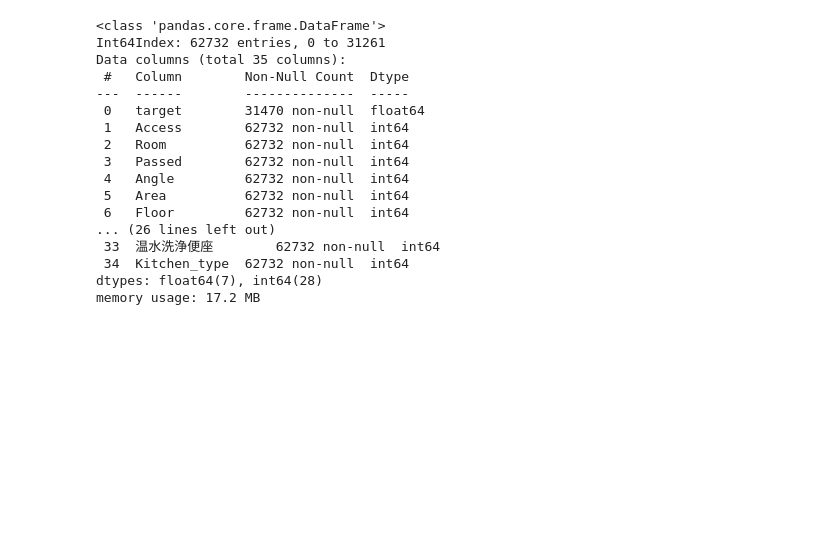
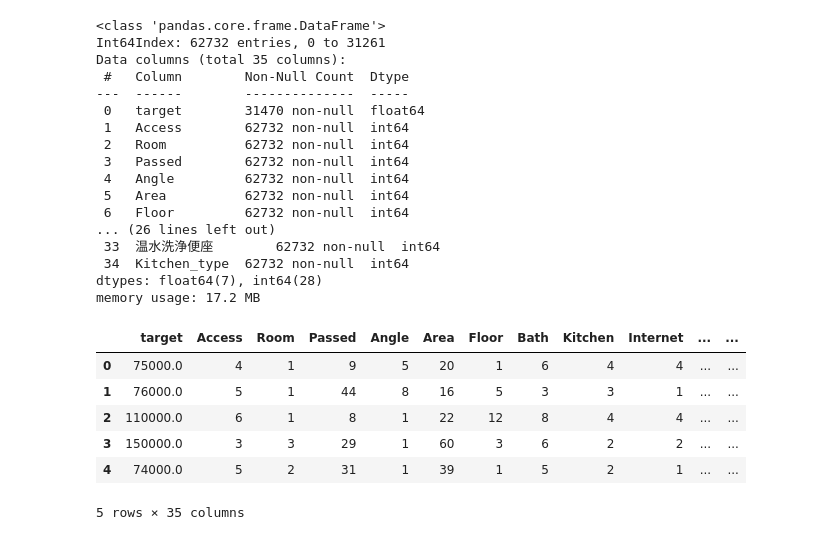
Before and after one commit to seita07/portfolio, a Jupyter notebook: feature/creat.ipynb, the cells around one changed output. Saved outputs shown, nothing was run; the diff lists cells and outputs as text; code cells hidden in the pictures; blank space fills up the shorter version.

```diff
--- a/feature/creat.ipynb
+++ b/feature/creat.ipynb
@@ -853,3 +852,13 @@ Data columns (total 35 columns):
  34  Kitchen_type  62732 non-null  int64
 dtypes: float64(7), int64(28)
 memory usage: 17.2 MB
+# %%
+data.head()
+# %% [output]
+|  | target | Access | Room | Passed | Angle | Area | Floor | Bath | Kitchen | Internet | ... | ... |
+| 0 | 75000.0 | 4 | 1 | 9 | 5 | 20 | 1 | 6 | 4 | 4 | ... | ... |
+| 1 | 76000.0 | 5 | 1 | 44 | 8 | 16 | 5 | 3 | 3 | 1 | ... | ... |
+| 2 | 110000.0 | 6 | 1 | 8 | 1 | 22 | 12 | 8 | 4 | 4 | ... | ... |
+| 3 | 150000.0 | 3 | 3 | 29 | 1 | 60 | 3 | 6 | 2 | 2 | ... | ... |
+| 4 | 74000.0 | 5 | 2 | 31 | 1 | 39 | 1 | 5 | 2 | 1 | ... | ... |
+5 rows × 35 columns
```
Also changed, not shown: parts of 2 cells of this notebook.
